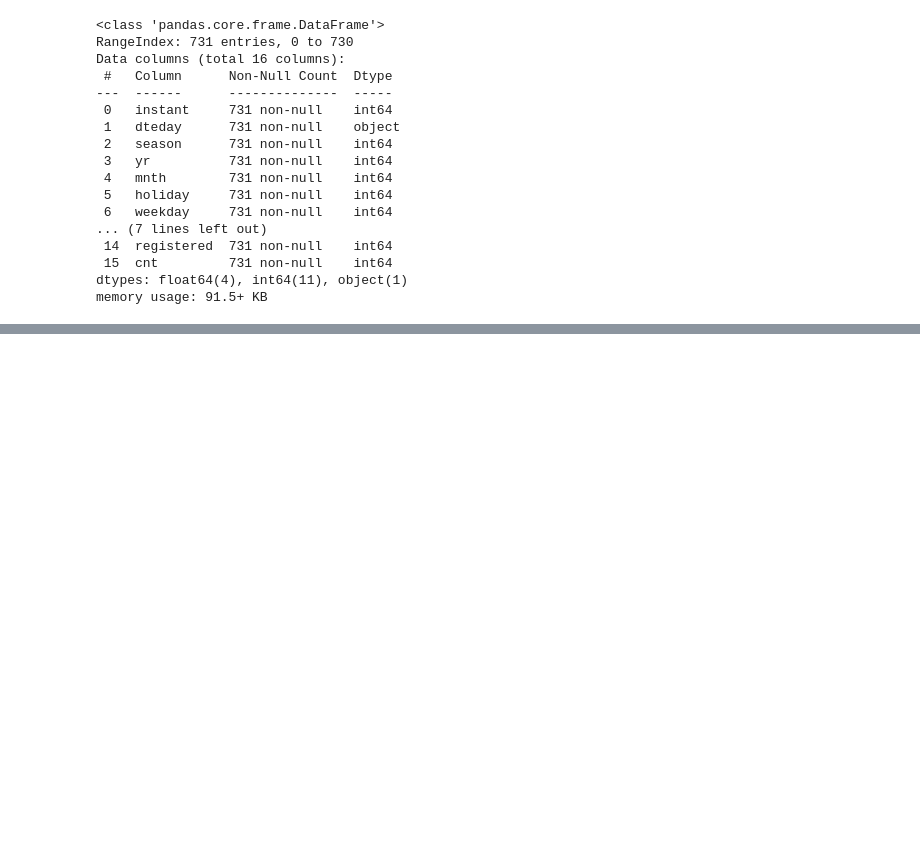
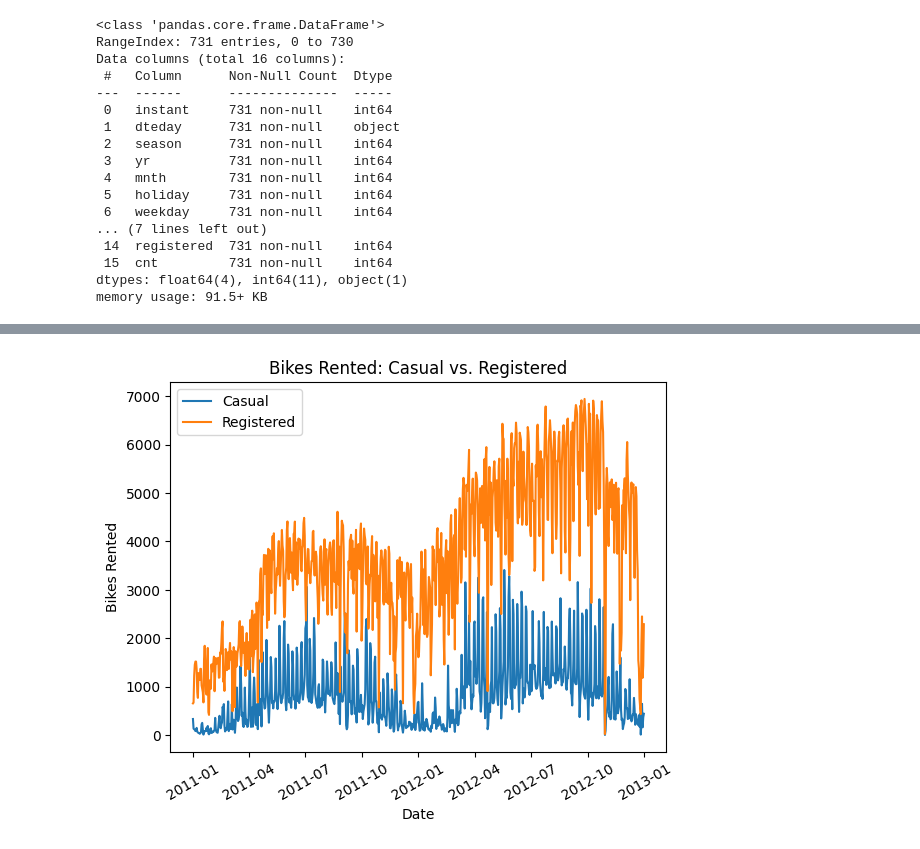
Before and after one commit to dnlsyfq/kaggle_bikesharing, a Jupyter notebook: bike-sharing-eda.ipynb, the cells around one changed output, grey strips where cells are left out. Cells and saved outputs as stored; diff of their text form; code cells hidden in the pictures; blank space fills up the shorter version.

```diff
--- a/bike-sharing-eda.ipynb
+++ b/bike-sharing-eda.ipynb
@@ -62,0 +76,21 @@ memory usage: 91.5+ KB
+# %%
+plt.plot(
+    bike_sharing['dteday'],
+    bike_sharing['casual'],
+    label='Casual'
+)
+
+plt.plot(
+    bike_sharing['dteday'],
+    bike_sharing['registered'],
+    label='Registered'
+)
+
+plt.xticks(rotation=30)
+plt.ylabel('Bikes Rented')
+plt.xlabel('Date')
+plt.title('Bikes Rented: Casual vs. Registered')
+plt.legend()
+plt.show()
+# %% [output]
+[figure, added]
```
Also changed, not shown: parts of 3 cells of this notebook.
